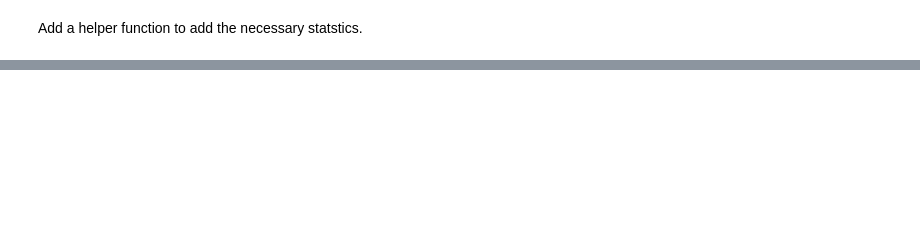
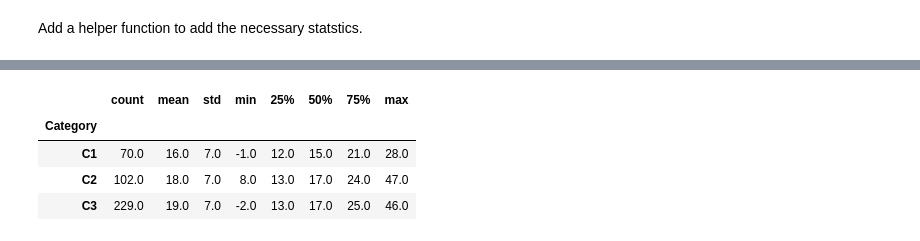
Before and after one commit to gaurav-ganti/2023_ganti_ar6_cdr_assessment, a Jupyter notebook: analysis/201_figure1.ipynb, the cells around one changed output, grey strips where cells are left out. Drawn from its saved outputs; the diff is of its cells as text; code cells hidden in the pictures; blank space fills up the shorter version.

```diff
--- a/analysis/201_figure1.ipynb
+++ b/analysis/201_figure1.ipynb
@@ -933,7 +992,0 @@ Further statements: novel CDR level in 2050 for the C1 category of pathways.
-# %%
-compiled_data_magnitude.set_meta_from_data(
-    variable='AR6 Reanalysis|OSCARv3.2|Carbon Removal|Non-Land',
-    year=2050,
-    region='World',
-    name='novel_cdr_2050'
-)
@@ -992,11 +1038,0 @@ total_mitigation_at_net_zero = (
-# %%
-total_mitigation_at_net_zero = (
-    total_mitigation_at_net_zero
-    .droplevel(
-        [
-            'region',
-            'variable',
-            'unit'
-        ]
-    )
-)
@@ -1049,7 +1096,7 @@ cdr_variable = 'AR6 Reanalysis|OSCARv3.2|Carbon Removal|Total'
 # %%
 cdr_offset_values = (
     compiled_data_magnitude
-    .filter(variable=cdr_variable)
+    .filter(variable='*Carbon Removal|Total')
     .offset(year=2020)
     .timeseries()
 )
@@ -1084,0 +1124,8 @@ compiled_data_magnitude.set_meta(
+# %%
+stats_cdr = (
+    compiled_data_magnitude
+    .meta
+    .groupby('Category')['proportion_cdr_at_net_zero']
+    .describe()
+    .round(0)
+)
@@ -1084,0 +1134,8 @@ compiled_data_magnitude.set_meta(
+# %%
+stats_cdr
+# %% [output]
+|  | count | mean | std | min | 25% | 50% | 75% | max |
+| Category |  |  |  |  |  |  |  |  |
+| C1 | 70.0 | 16.0 | 7.0 | -1.0 | 12.0 | 15.0 | 21.0 | 28.0 |
+| C2 | 102.0 | 18.0 | 7.0 | 8.0 | 13.0 | 17.0 | 24.0 | 47.0 |
+| C3 | 229.0 | 19.0 | 7.0 | -2.0 | 13.0 | 17.0 | 25.0 | 46.0 |
```
Also changed, not shown: parts of 115 cells of this notebook.
